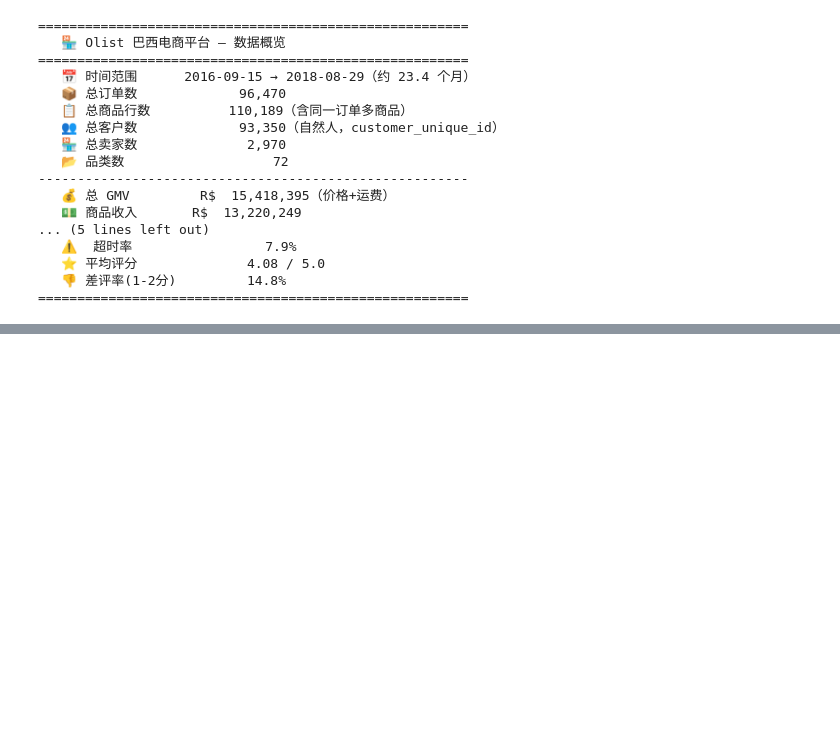
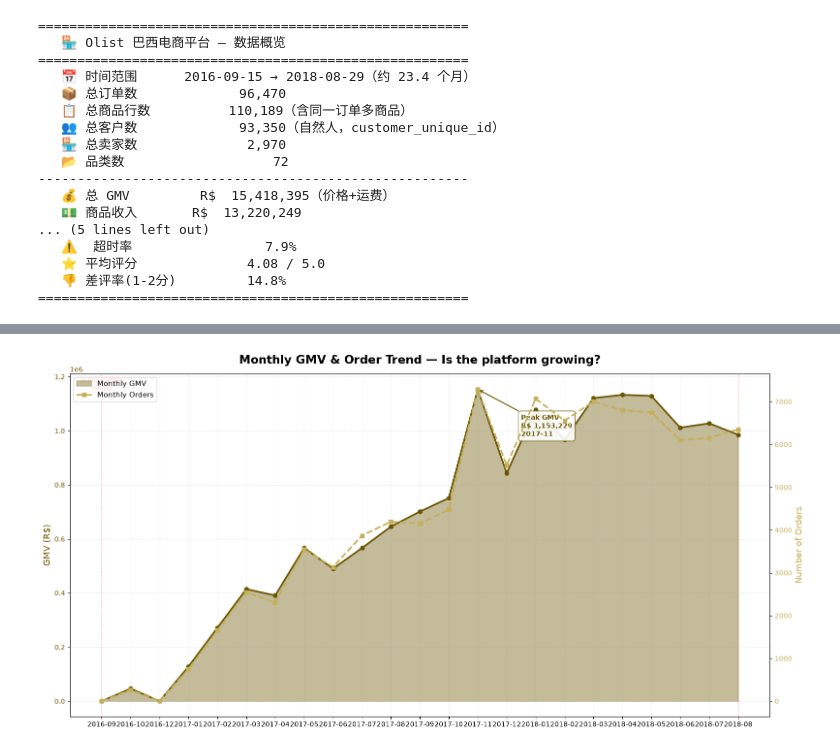
Before and after one commit to lxthappt/e-commerce-analysis, a Jupyter notebook: olist_analysis.ipynb, the cells around one changed output, grey strips where cells are left out. Cells and saved outputs as stored; diff of their text form; code cells hidden in the pictures; blank space fills up the shorter version.

```diff
--- a/olist_analysis.ipynb
+++ b/olist_analysis.ipynb
@@ -448,0 +489,60 @@ print("=" * 55)
+# %%
+# ===== Cell 15：月度趋势双轴图 — GMV（面积）+ 订单量（折线） =====
+
+fig, ax1 = plt.subplots(figsize=(16, 8))
+
+# 颜色系统
+gmv_color = '#6b5500'
+order_color = '#c4b05a'
+
+# --- 左轴：GMV 面积图 ---
+x = range(len(monthly))
+ax1.fill_between(x, monthly['GMV'], alpha=0.4, color=gmv_color, label='Monthly GMV')
+ax1.plot(x, monthly['GMV'], color=gmv_color, linewidth=2.5, marker='o', markersize=6)
+ax1.set_ylabel('GMV (R$)', fontsize=13, color=gmv_color)
+ax1.tick_params(axis='y', labelcolor=gmv_color)
+
+# --- 右轴：订单量折线 ---
+ax2 = ax1.twinx()
+ax2.plot(x, monthly['Orders'], color=order_color, linewidth=2.5,
+         marker='s', markersize=6, linestyle='--', label='Monthly Orders')
+ax2.set_ylabel('Number of Orders', fontsize=13, color=order_color)
+ax2.tick_params(axis='y', labelcolor=order_color)
+
+# --- x 轴 ---
+# 隔月标注，避免标签重叠
+step = max(1, len(monthly) // 12)
+plt.xticks(x[::step], monthly['Month'][::step], rotation=45, ha='right', fontsize=10)
+
+# --- 峰值标注 ---
+gmv_peak_idx = monthly['GMV'].idxmax()
+ax1.annotate(
+    f"Peak GMV\nR$ {monthly.loc[gmv_peak_idx, 'GMV']:,.0f}\n{monthly.loc[gmv_peak_idx, 'Month']}",
+    xy=(gmv_peak_idx, monthly.loc[gmv_peak_idx, 'GMV']),
+    xytext=(gmv_peak_idx + 1.5, monthly.loc[gmv_peak_idx, 'GMV'] * 0.85),
+    fontsize=10, fontweight='bold', color=gmv_color,
+    arrowprops=dict(arrowstyle='->', color=gmv_color, lw=1.5),
+    bbox=dict(boxstyle='round,pad=0.4', facecolor='white', edgecolor=gmv_color, alpha=0.9)
+)
+
+# --- 标注不完整月份 ---
+for idx in [0, len(monthly) - 1]:
+    ax1.axvline(x=idx, color='red', linestyle=':', alpha=0.5, linewidth=1)
+ax1.text(0, ax1.get_ylim()[1] * 0.95, '⚠ Incomplete\nmonth',
+         ha='center', fontsize=9, color='red', alpha=0.8)
+
+# --- 图例 ---
+lines1, labels1 = ax1.get_legend_handles_labels()
+lines2, labels2 = ax2.get_legend_handles_labels()
+ax1.legend(lines1 + lines2, labels1 + labels2, loc='upper left', fontsize=11)
+
+ax1.set_title('Monthly GMV & Order Trend — Is the platform growing?',
+              fontsize=17, fontweight='bold', pad=15)
+ax1.grid(axis='y', alpha=0.3, linestyle='--')
+# x 轴也加淡网格
+ax1.grid(axis='x', alpha=0.1, linestyle='-')
+
+plt.tight_layout()
+plt.show()
+# %% [output]
+[figure, added]
```
Also changed, not shown: parts of 2 cells of this notebook.
